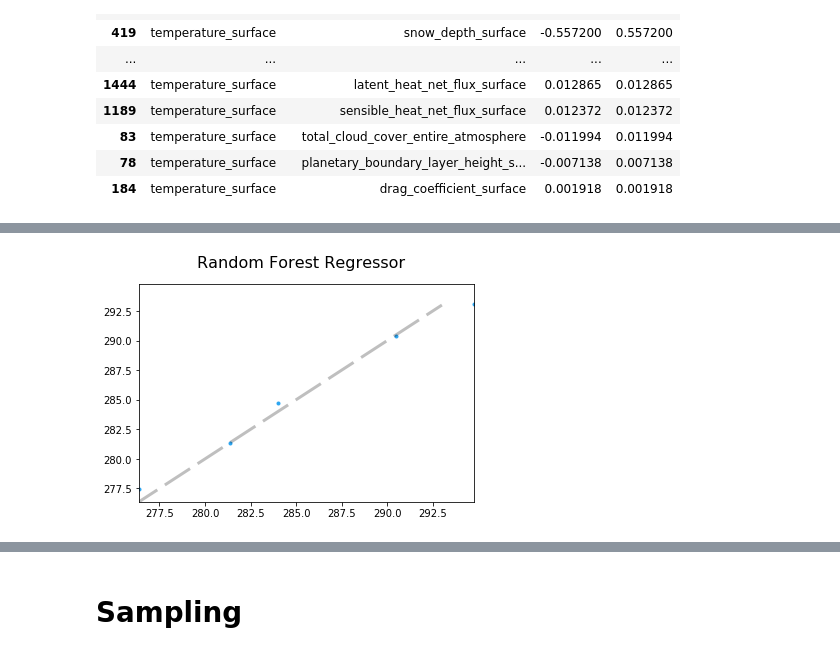
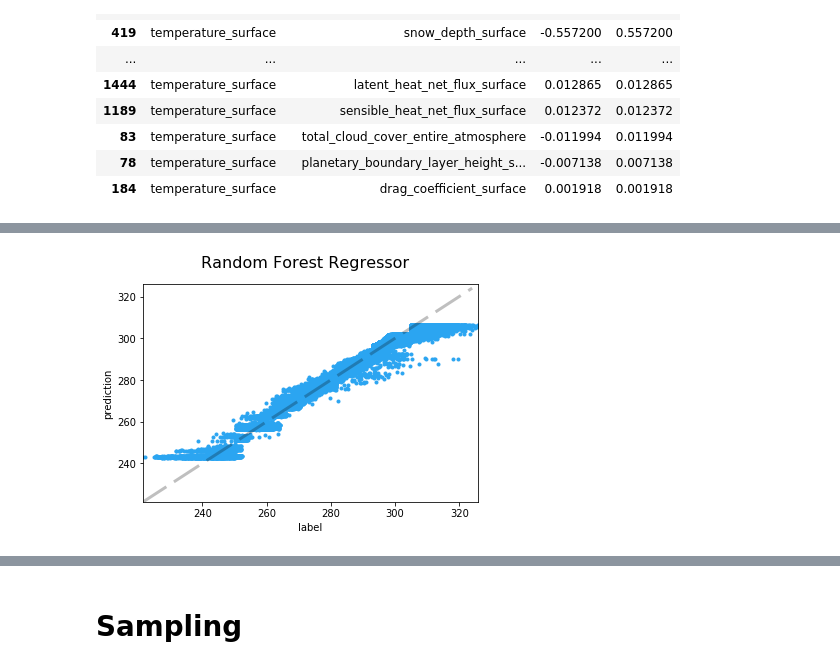
Before and after one commit to gordongli/reddit-spark-analysis, a Jupyter notebook: NAM.ipynb, the cells around one changed output, grey strips where cells are left out. Drawn from its saved outputs; the diff is of its cells as text; code cells hidden in the pictures.

```diff
--- a/NAM.ipynb
+++ b/NAM.ipynb
@@ -990,22 +932,0 @@ Wall time: 2 s
-# %%
-%%time
-from pyspark.ml.feature import VectorAssembler
-
-def prepare_data(dframe, predictors, target):
-    assembler = VectorAssembler(inputCols=predictors, outputCol="features")
-    output = assembler.transform(dframe)
-    return output.select("features", target).withColumnRenamed(target, "label")
-
-predictors = ['upward_long_wave_rad_flux_surface',
- 'geopotential_height_lltw',
- 'downward_long_wave_rad_flux_surface',
- 'geopotential_height_zerodegc_isotherm',
- 'snow_cover_surface']
-target = 'temperature_surface'
-
-prepped = prepare_data(nam_s, predictors, target)
-prepped.cache()
-prepped.show()
-(trainingData, testData) = prepped.randomSplit([0.9, 0.1])
-trainingData.cache()
-testData.cache()
@@ -1047,13 +952,0 @@ Wall time: 3.42 s
-# %%
-%%time
-from pyspark.ml.regression import RandomForestRegressor
-from pyspark.ml.evaluation import RegressionEvaluator
-
-rf = RandomForestRegressor(numTrees=100, maxDepth=5, maxBins=32)
-model = rf.fit(trainingData)
-predictions = model.transform(testData)
-
-evaluator = RegressionEvaluator(
-    labelCol="label", predictionCol="prediction", metricName="rmse")
-rmse = evaluator.evaluate(predictions)
-print("Root Mean Squared Error (RMSE) on test data = %g" % rmse)
@@ -1059,0 +964,5 @@ print("Root Mean Squared Error (RMSE) on test data = %g" % rmse)
+# %%
+import matplotlib.pyplot as plt
+
+p_df = predictions.select("label", "prediction").sample(0.01, False).toPandas()
+p_df.head()
@@ -1060,16 +976,15 @@ print("Root Mean Squared Error (RMSE) on test data = %g" % rmse)
 # %%
 import matplotlib.pyplot as plt
-
-p_df = predictions.select("label", "prediction").toPandas()
 
 plt.suptitle('Random Forest Regressor', fontsize=16)
 
 minval = p_df[['label', 'prediction']].min().min()
 maxval = p_df[['label', 'prediction']].max().max()
 plt.axis([minval, maxval, minval, maxval])
-
+plt.xlabel('label')
+plt.ylabel('prediction')
 plt.plot(p_df['label'], p_df['prediction'], '.', color='#2ba5f1')
 plt.plot(range(int(minval), int(maxval)), range(int(minval), int(maxval)), lw=3, dashes=(10, 3), color='#000000', alpha=0.25, label='Ideal Predictor')
 plt.show()
 # %% [output]
-[figure, old version]
+[figure, new version]
```
Also changed, not shown: parts of 19 cells of this notebook.
